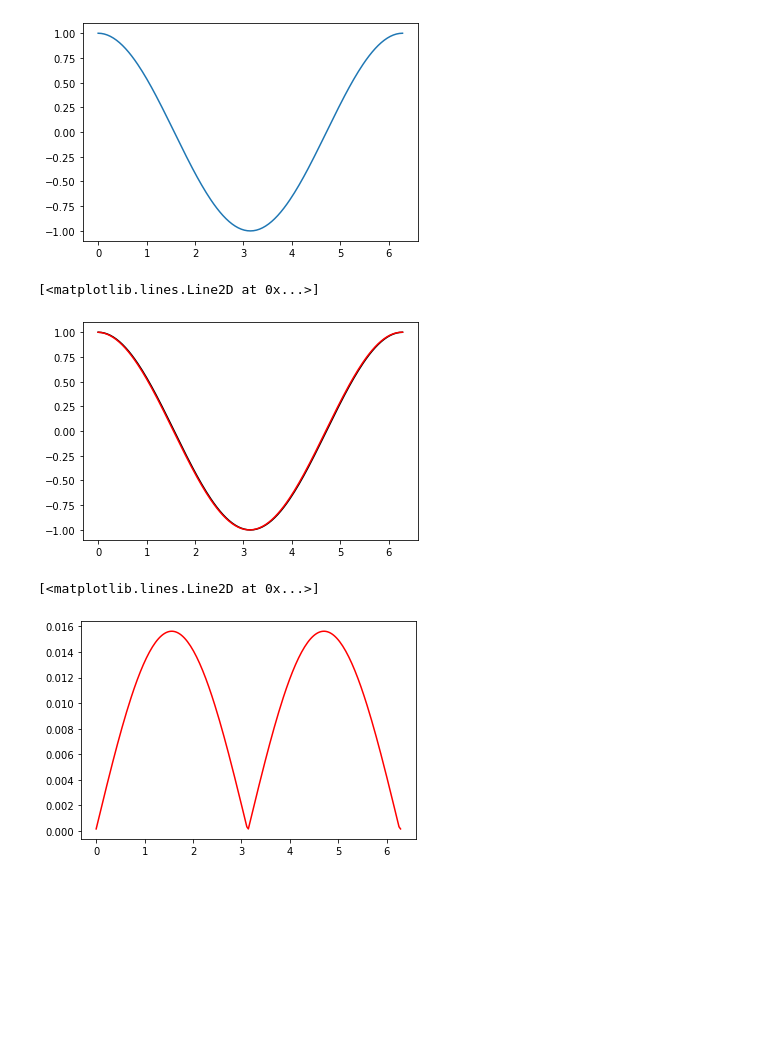
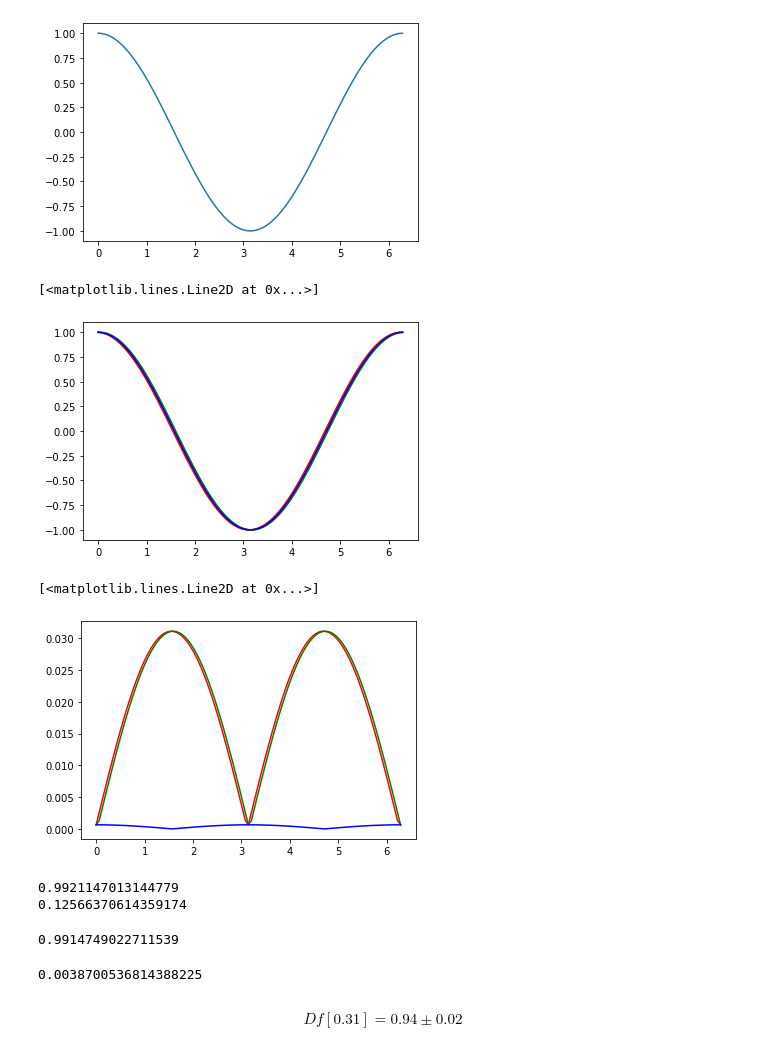
Before and after one commit to danielagda5/MetodosComputacionales202120-1, a Jupyter notebook: Week3/Derivacion.ipynb, the cells around one changed output. Drawn from its saved outputs; the diff is of its cells as text; code cells hidden in the pictures; blank space fills up the shorter version.

```diff
--- a/Week3/Derivacion.ipynb
+++ b/Week3/Derivacion.ipynb
@@ -27,7 +27,7 @@ print(epsilon(x)/epsilon(x/2))
 # %% [output]
 29.021192005921073
 # %%
-xi, xf, Npoints = 0., 2*np.pi, 201
+xi, xf, Npoints = 0., 2*np.pi, 101
 h = (xf-xi)/float(Npoints)
 print(h)
 # %% [output]
@@ -64,16 +64,56 @@ def RightDerivative(f,x,h):
         d = (f(x+h)-f(x))/h
 
     return d
+# %%
+def LeftDerivative(f,x,h):
+
+    d = 0.
+
+    if h!=0:
+        d = (f(x)-f(x-h))/h
+
+    return d
+# %%
+def CentralDerivative(f,x,h):
+
+    d = 0.
+
+    if h!=0:
+        d = (f(x+h)-f(x-h))/(2*h)
+
+    return d
 # %%
 Dry = RightDerivative(Function,x,h)
+Dly = LeftDerivative(Function,x,h)
+Dcy = CentralDerivative(Function,x,h)
 # %%
 plt.plot(x,Dy,c='k',label='Derivada Exacta')
 plt.plot(x,Dry,c='r',label='Derivada Progresiva')
+plt.plot(x,Dly,c='g',label='Derivada Regresiva')
+plt.plot(x,Dcy,c='b',label='Derivada Central')
 # %% [output]
 [<matplotlib.lines.Line2D at 0x...>]
-[figure, old version]
+[figure, new version]
 # %%
-plt.plot(x,np.abs(Dry-Dy),c='r',label='Diferencia')
+plt.plot(x,np.abs(Dry-Dy),c='r',label='Diferencia Derecha')
+plt.plot(x,np.abs(Dly-Dy),c='g',label='Diferencia Izquierda')
+plt.plot(x,np.abs(Dcy-Dy),c='b',label='Diferencia Central')
 # %% [output]
 [<matplotlib.lines.Line2D at 0x...>]
-[figure, old version]
+[figure, new version]
+# %%
+print(Dy[2])
+print(x[2])
+# %% [output]
+0.9921147013144779
+0.12566370614359174
+# %%
+print(Dcy[2])
+# %% [output]
+0.9914749022711539
+# %%
+print(h**2)
+# %% [output]
+0.0038700536814388225
+# %% [markdown]
+$$ Df[0.31] = 0.94 \pm 0.02 $$
```
Also changed, not shown: parts of 4 cells of this notebook.
